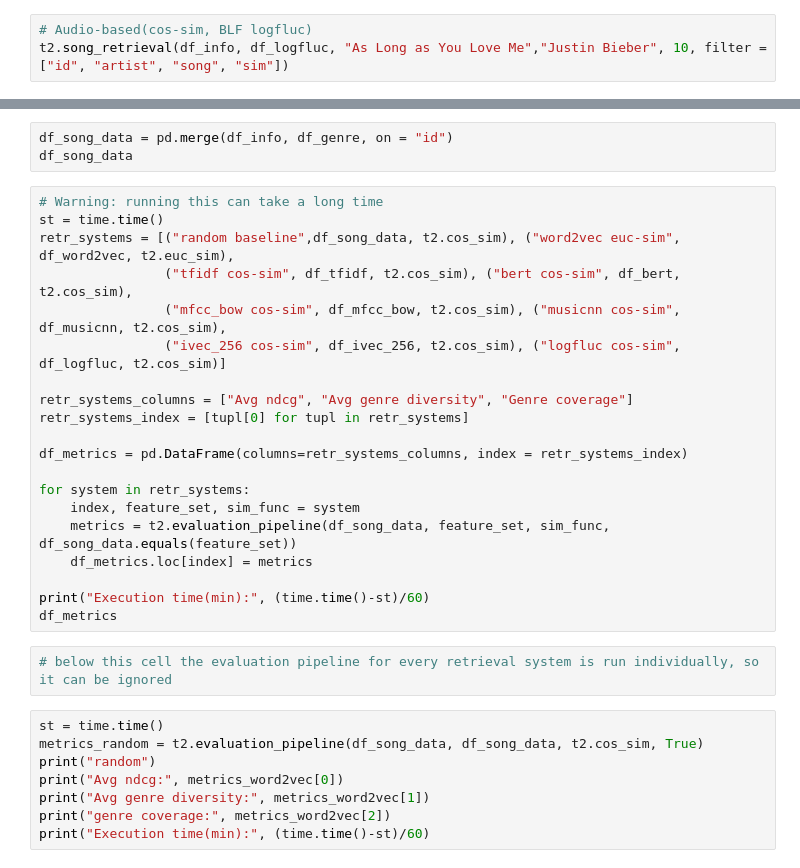
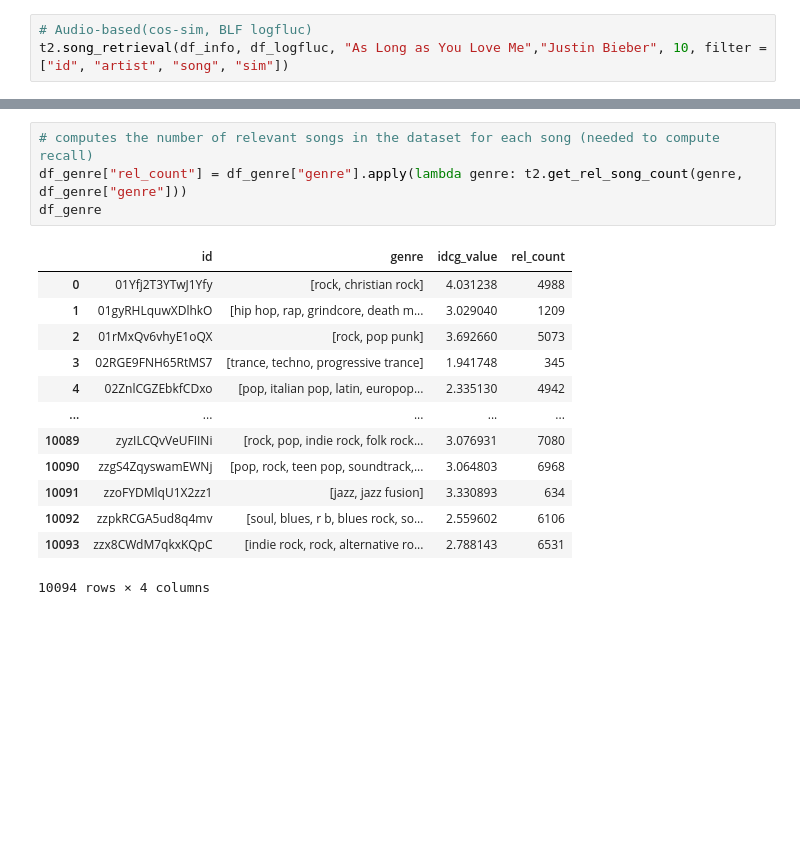
Before and after one commit to danis-git/MMSR-Group-C, a Jupyter notebook: 2/Task_2.ipynb, the cells around one changed output, grey strips where cells are left out. Saved outputs shown, nothing was run; the diff lists cells and outputs as text; blank space fills up the shorter version.

```diff
--- a/2/Task_2.ipynb
+++ b/2/Task_2.ipynb
@@ -55,33 +71,18 @@ df_genre
-# %%
-df_song_data = pd.merge(df_info, df_genre, on = "id")
-df_song_data
-# %%
-# Warning: running this can take a long time
-st = time.time()
-retr_systems = [("random baseline",df_song_data, t2.cos_sim), ("word2vec euc-sim", df_word2vec, t2.euc_sim),
-                ("tfidf cos-sim", df_tfidf, t2.cos_sim), ("bert cos-sim", df_bert, t2.cos_sim),
-                ("mfcc_bow cos-sim", df_mfcc_bow, t2.cos_sim), ("musicnn cos-sim", df_musicnn, t2.cos_sim),
-                ("ivec_256 cos-sim", df_ivec_256, t2.cos_sim), ("logfluc cos-sim", df_logfluc, t2.cos_sim)]
-
-retr_systems_columns = ["Avg ndcg", "Avg genre diversity", "Genre coverage"]
-retr_systems_index = [tupl[0] for tupl in retr_systems]
-
-df_metrics = pd.DataFrame(columns=retr_systems_columns, index = retr_systems_index)
-
-for system in retr_systems:
-    index, feature_set, sim_func = system
-    metrics = t2.evaluation_pipeline(df_song_data, feature_set, sim_func, df_song_data.equals(feature_set))
-    df_metrics.loc[index] = metrics
-
-print("Execution time(min):", (time.time()-st)/60)
-df_metrics
-# %%
-# below this cell the evaluation pipeline for every retrieval system is run individually, so it can be ignored
-# %%
-st = time.time()
-metrics_random = t2.evaluation_pipeline(df_song_data, df_song_data, t2.cos_sim, True)
-print("random")
-print("Avg ndcg:", metrics_word2vec[0])
-print("Avg genre diversity:", metrics_word2vec[1])
-print("genre coverage:", metrics_word2vec[2])
-print("Execution time(min):", (time.time()-st)/60)
+# %%
+# computes the number of relevant songs in the dataset for each song (needed to compute recall)
+df_genre["rel_count"] = df_genre["genre"].apply(lambda genre: t2.get_rel_song_count(genre, df_genre["genre"]))
+df_genre
+# %% [output]
+|  | id | genre | idcg_value | rel_count |
+| 0 | 01Yfj2T3YTwJ1Yfy | [rock, christian rock] | 4.031238 | 4988 |
+| 1 | 01gyRHLquwXDlhkO | [hip hop, rap, grindcore, death m... | 3.029040 | 1209 |
+| 2 | 01rMxQv6vhyE1oQX | [rock, pop punk] | 3.692660 | 5073 |
+| 3 | 02RGE9FNH65RtMS7 | [trance, techno, progressive trance] | 1.941748 | 345 |
+| 4 | 02ZnlCGZEbkfCDxo | [pop, italian pop, latin, europop... | 2.335130 | 4942 |
+| ... | ... | ... | ... | ... |
+| 10089 | zyzILCQvVeUFIINi | [rock, pop, indie rock, folk rock... | 3.076931 | 7080 |
+| 10090 | zzgS4ZqyswamEWNj | [pop, rock, teen pop, soundtrack,... | 3.064803 | 6968 |
+| 10091 | zzoFYDMlqU1X2zz1 | [jazz, jazz fusion] | 3.330893 | 634 |
+| 10092 | zzpkRCGA5ud8q4mv | [soul, blues, r b, blues rock, so... | 2.559602 | 6106 |
+| 10093 | zzx8CWdM7qkxKQpC | [indie rock, rock, alternative ro... | 2.788143 | 6531 |
+10094 rows × 4 columns
```
Also changed, not shown: parts of 15 cells of this notebook, 1 other file.
